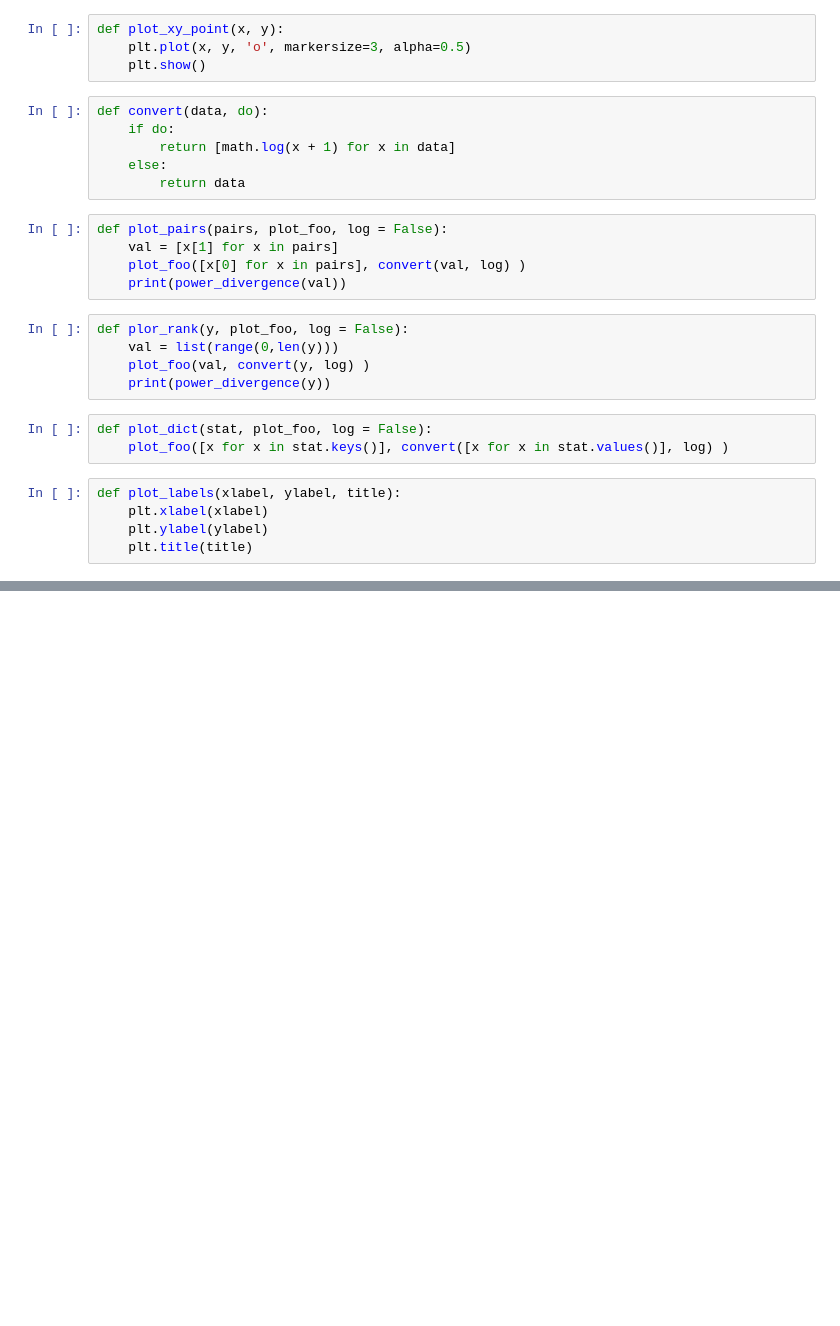
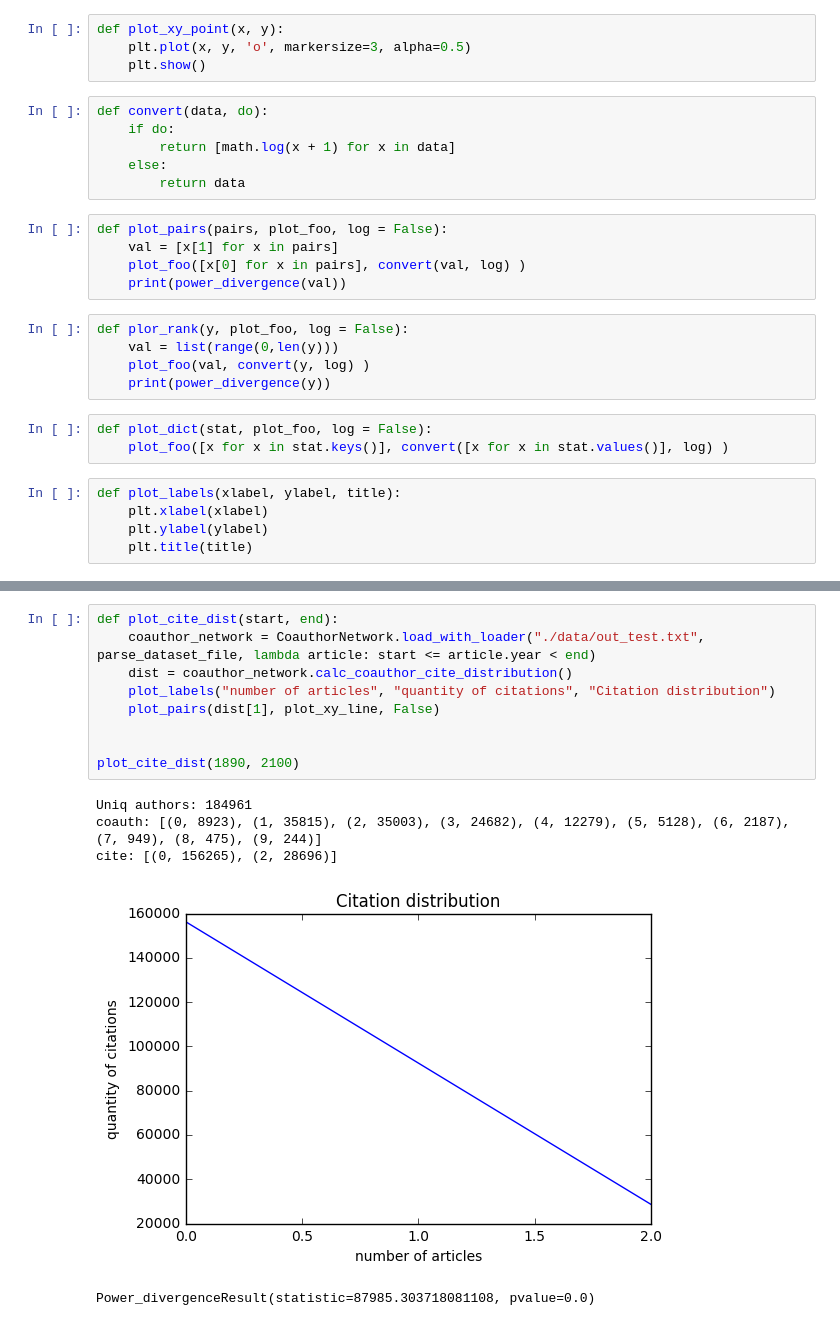
Before and after one commit to generall/citation_analisis, a Jupyter notebook: Distributions.ipynb, the cells around one changed output, grey strips where cells are left out. Cells and saved outputs as stored; diff of their text form; blank space fills up the shorter version.

```diff
--- a/Distributions.ipynb
+++ b/Distributions.ipynb
@@ -167,0 +183,15 @@ Power_divergenceResult(statistic=597637.83016160002, pvalue=0.0)
+# %%
+def plot_cite_dist(start, end):
+    coauthor_network = CoauthorNetwork.load_with_loader("./data/out_test.txt", parse_dataset_file, lambda article: start <= article.year < end)
+    dist = coauthor_network.calc_coauthor_cite_distribution()
+    plot_labels("number of articles", "quantity of citations", "Citation distribution")
+    plot_pairs(dist[1], plot_xy_line, False)
+
+
+plot_cite_dist(1890, 2100)
+# %% [output]
+Uniq authors: 184961
+coauth: [(0, 8923), (1, 35815), (2, 35003), (3, 24682), (4, 12279), (5, 5128), (6, 2187), (7, 949), (8, 475), (9, 244)]
+cite: [(0, 156265), (2, 28696)]
+[figure, added]
+Power_divergenceResult(statistic=87985.303718081108, pvalue=0.0)
```
Also changed, not shown: parts of 9 cells of this notebook, 2 other files.
